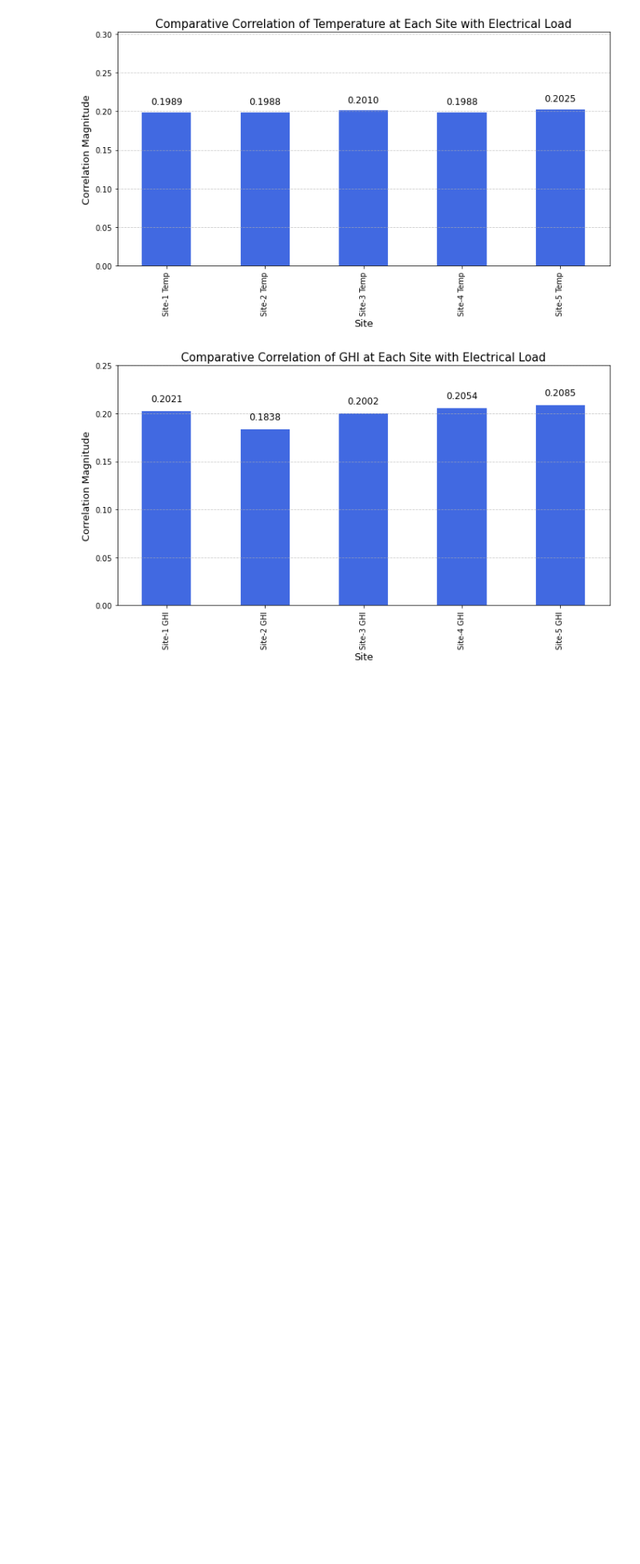
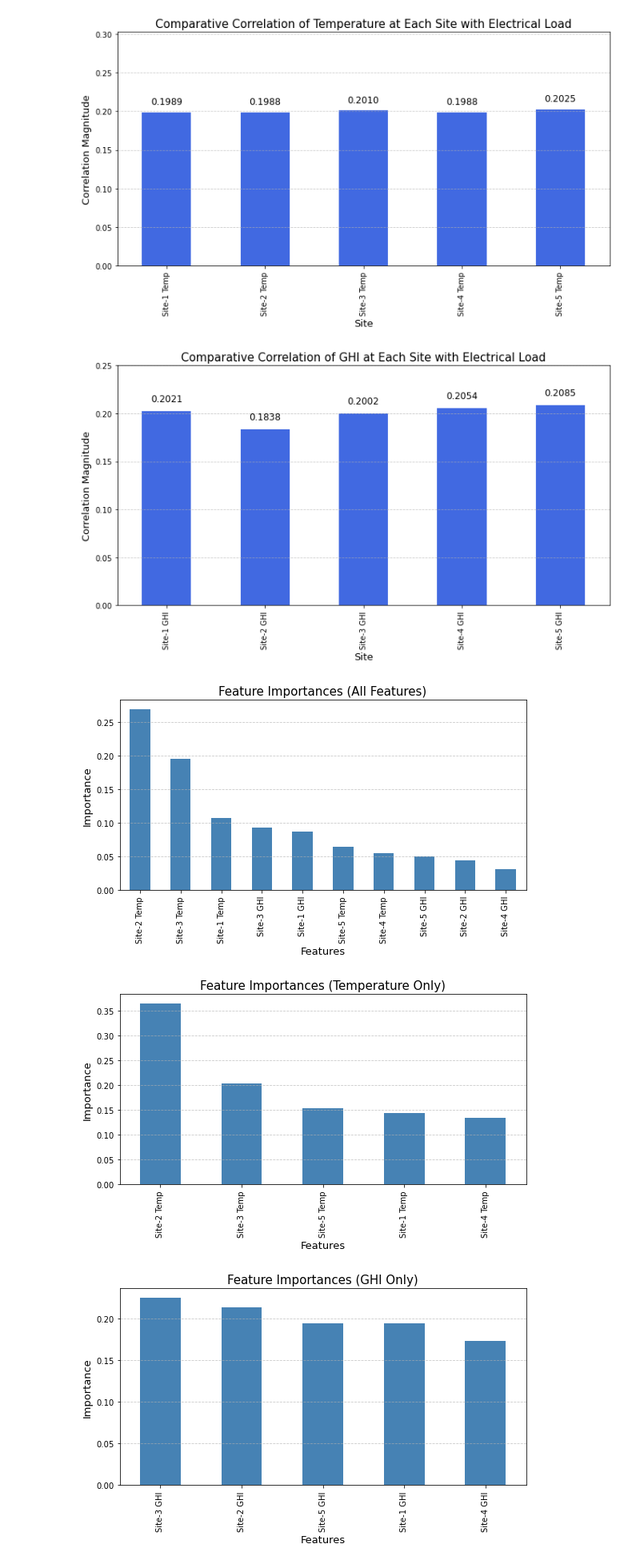
Before and after one commit to vohuynhquangnguyen/2025-PGE-Energy-Analytics, a Jupyter notebook: site_correlation.ipynb, the cells around one changed output. Shown at 80% size. Cells and saved outputs as stored; diff of their text form; code cells hidden in the pictures; blank space fills up the shorter version.

```diff
--- a/site_correlation.ipynb
+++ b/site_correlation.ipynb
@@ -67,3 +67,45 @@ plt.tight_layout()
 plt.show()
 # %% [output]
 [figure]
+# %%
+from sklearn.ensemble import RandomForestRegressor
+from sklearn.model_selection import train_test_split
+
+# Define your feature groups clearly
+features = {
+    'All Features': ['Site-1 Temp', 'Site-2 Temp', 'Site-3 Temp', 'Site-4 Temp', 'Site-5 Temp',
+                     'Site-1 GHI', 'Site-2 GHI', 'Site-3 GHI', 'Site-4 GHI', 'Site-5 GHI'],
+    'Temperature Only': ['Site-1 Temp', 'Site-2 Temp', 'Site-3 Temp', 'Site-4 Temp', 'Site-5 Temp'],
+    'GHI Only': ['Site-1 GHI', 'Site-2 GHI', 'Site-3 GHI', 'Site-4 GHI', 'Site-5 GHI']
+}
+
+y = df['Load']
+models = {}
+importances = {}
+
+# Loop clearly through each feature set, training models separately
+for label, feats in features.items():
+    X = df[feats]
+    X_train, X_test, y_train, y_test = train_test_split(X, y, test_size=0.2, shuffle=False)
+
+    # Train and store model clearly
+    model = RandomForestRegressor(n_estimators=100, random_state=42)
+    model.fit(X_train, y_train)
+    models[label] = model
+
+    # Store feature importances
+    importances[label] = pd.Series(model.feature_importances_, index=feats).sort_values(ascending=False)
+# %%
+for label, importance in importances.items():
+    plt.figure(figsize=(8, 5))
+    importance.plot(kind='bar', color='steelblue')
+    plt.title(f'Feature Importances ({label})', fontsize=15)
+    plt.xlabel('Features', fontsize=13)
+    plt.ylabel('Importance', fontsize=13)
+    plt.grid(axis='y', linestyle='--', alpha=0.7)
+    plt.tight_layout()
+    plt.show()
+# %% [output]
+[figure, added]
+[figure, added]
+[figure, added]
```
